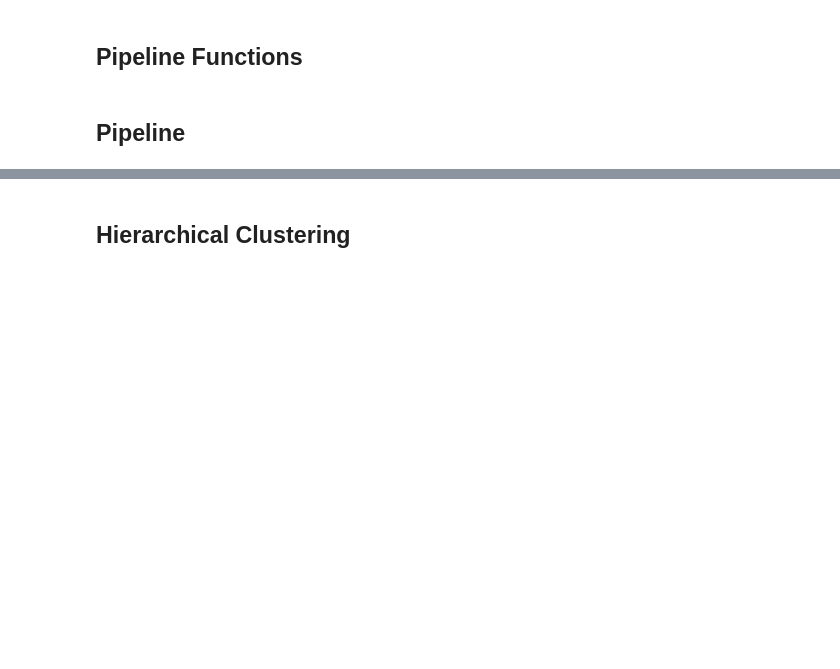
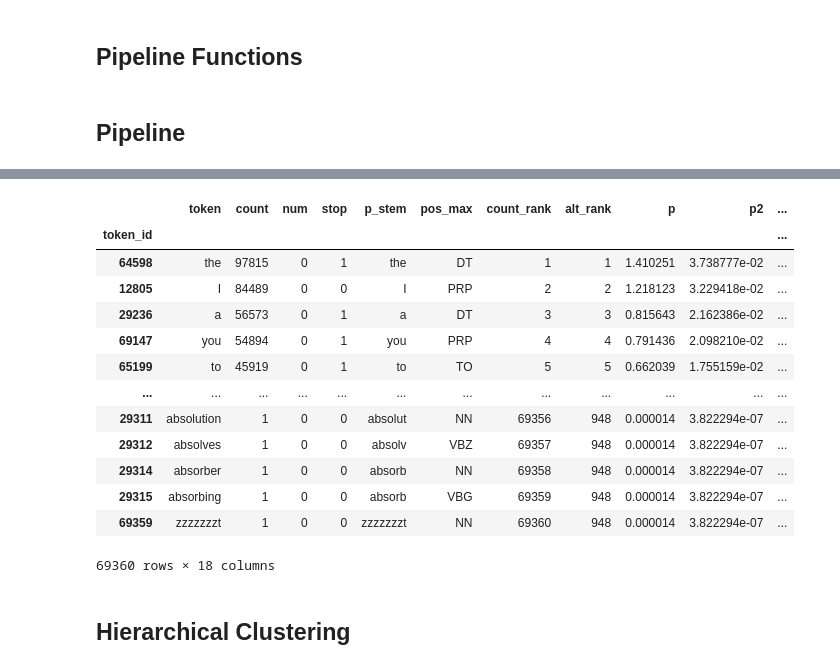
Before and after one commit to christianaaronschroeder/nlp-analysis-of-lyrics, a Jupyter notebook: Table_Building.ipynb, the cells around one changed output, grey strips where cells are left out. Saved outputs shown, nothing was run; the diff lists cells and outputs as text; code cells hidden in the pictures; blank space fills up the shorter version.

```diff
--- a/Table_Building.ipynb
+++ b/Table_Building.ipynb
@@ -209,2 +221,19 @@ TFIDF = pd.read_csv('data/tables/TFIDF.csv').set_index('artist')
+# %%
+VOCAB
+# %% [output]
+|  | token | count | num | stop | p_stem | pos_max | count_rank | alt_rank | p | p2 | ... |
+| token_id |  |  |  |  |  |  |  |  |  |  | ... |
+| 64598 | the | 97815 | 0 | 1 | the | DT | 1 | 1 | 1.410251 | 3.738777e-02 | ... |
+| 12805 | I | 84489 | 0 | 0 | I | PRP | 2 | 2 | 1.218123 | 3.229418e-02 | ... |
+| 29236 | a | 56573 | 0 | 1 | a | DT | 3 | 3 | 0.815643 | 2.162386e-02 | ... |
+| 69147 | you | 54894 | 0 | 1 | you | PRP | 4 | 4 | 0.791436 | 2.098210e-02 | ... |
+| 65199 | to | 45919 | 0 | 1 | to | TO | 5 | 5 | 0.662039 | 1.755159e-02 | ... |
+| ... | ... | ... | ... | ... | ... | ... | ... | ... | ... | ... | ... |
+| 29311 | absolution | 1 | 0 | 0 | absolut | NN | 69356 | 948 | 0.000014 | 3.822294e-07 | ... |
+| 29312 | absolves | 1 | 0 | 0 | absolv | VBZ | 69357 | 948 | 0.000014 | 3.822294e-07 | ... |
+| 29314 | absorber | 1 | 0 | 0 | absorb | NN | 69358 | 948 | 0.000014 | 3.822294e-07 | ... |
+| 29315 | absorbing | 1 | 0 | 0 | absorb | VBG | 69359 | 948 | 0.000014 | 3.822294e-07 | ... |
+| 69359 | zzzzzzzt | 1 | 0 | 0 | zzzzzzzt | NN | 69360 | 948 | 0.000014 | 3.822294e-07 | ... |
+69360 rows × 18 columns
 # %% [markdown]
 ## Hierarchical Clustering
```
Also changed, not shown: parts of 34 cells of this notebook, 18 other files.
